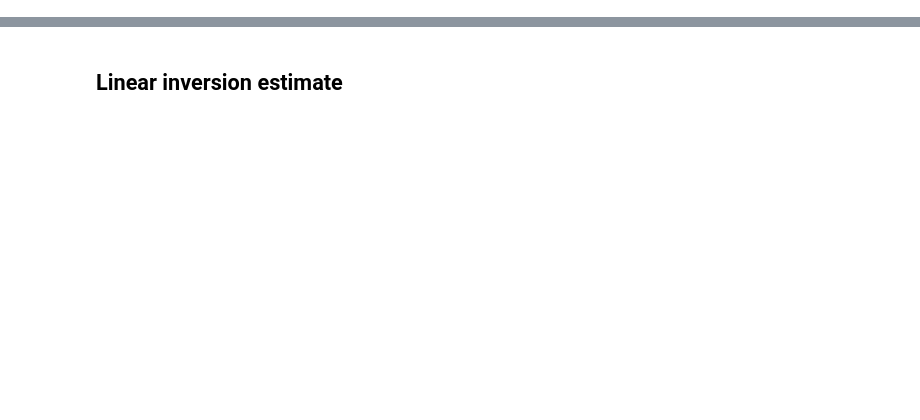
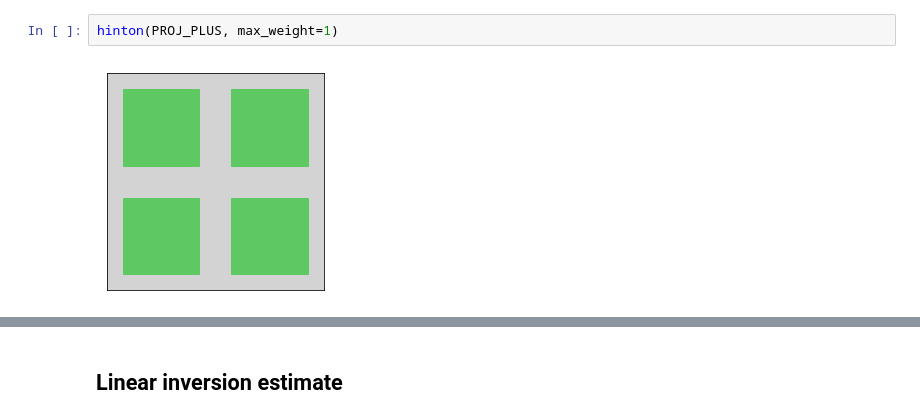
Before and after one commit to rigetti/forest-benchmarking, a Jupyter notebook: examples/state_tomography.ipynb, the cells around one changed output, grey strips where cells are left out. Drawn from its saved outputs; the diff is of its cells as text; blank space fills up the shorter version.

```diff
--- a/examples/state_tomography.ipynb
+++ b/examples/state_tomography.ipynb
@@ -50,0 +169,4 @@ print(target)
+# %%
+hinton(PROJ_PLUS, max_weight=1)
+# %% [output]
+[figure, added]
```
Also changed, not shown: parts of 58 cells of this notebook, 5 other files.
